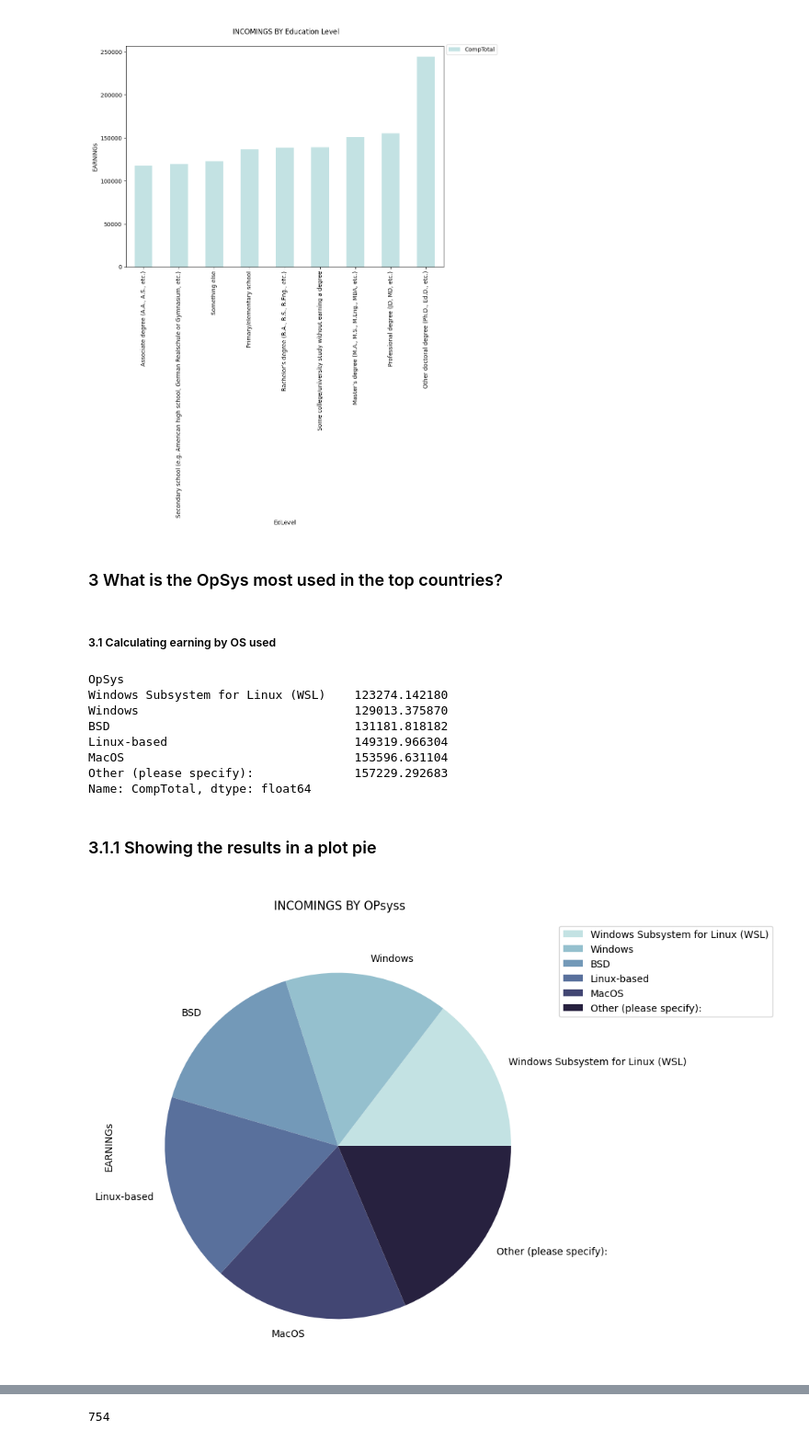
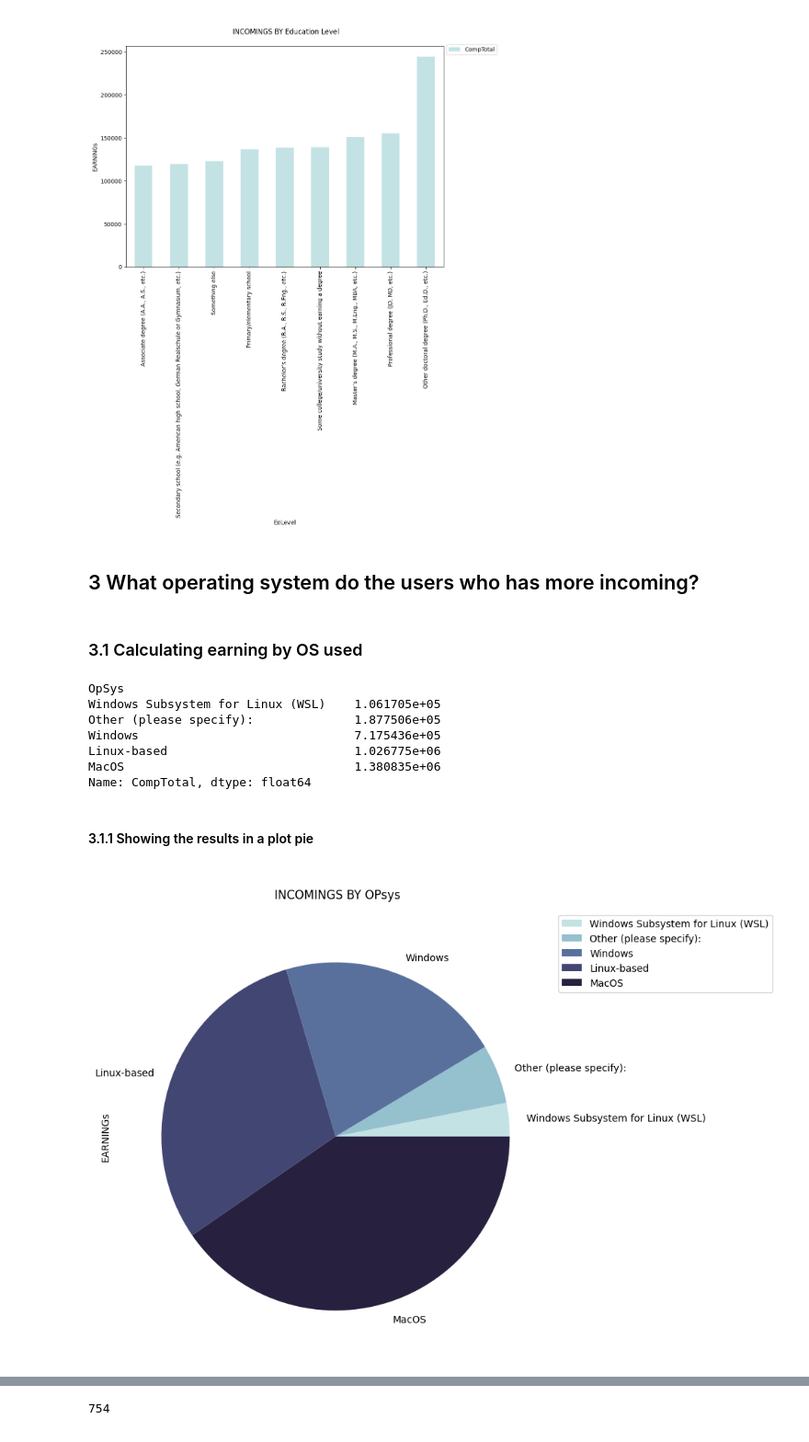
Before and after one commit to olgaferro/stack-overflow-developer-survey-2021, a Jupyter notebook: Data Science course- write blog.ipynb, the cells around one changed output, grey strips where cells are left out. Shown: that part at 92% size. Cells and saved outputs as stored; diff of their text form; code cells hidden in the pictures.

```diff
--- a/Data Science course- write blog.ipynb
+++ b/Data Science course- write blog.ipynb
@@ -268,32 +273,31 @@ plt.title('\n INCOMINGS BY Education Level\n')
 plt.show()
 # %% [output]
 [figure]
-# %% [markdown]
-### 3 What is the OpSys most used in the top countries?
+# %% [markdown]
+## 3 What operating system do the users who has more incoming?
 # %% [markdown]
-##### 3.1 Calculating earning by OS used
+### 3.1 Calculating earning by OS used
 # %%
 #Agrouping CompTotal by OpSys
-df_dev_full_time_drops_miss_rows.groupby(['OpSys']).mean()['CompTotal'].dropna().sort_values()
+df_dev_full_time.groupby(['OpSys']).mean()['CompTotal'].dropna().sort_values()
 # %% [output]
 OpSys
-Windows Subsystem for Linux (WSL)    123274.142180
-Windows                              129013.375870
-BSD                                  131181.818182
-Linux-based                          149319.966304
-MacOS                                153596.631104
-Other (please specify):              157229.292683
+Windows Subsystem for Linux (WSL)    1.061705e+05
+Other (please specify):              1.877506e+05
+Windows                              7.175436e+05
+Linux-based                          1.026775e+06
+MacOS                                1.380835e+06
 Name: CompTotal, dtype: float64
 # %% [markdown]
-### 3.1.1 Showing the results in a plot pie
+#### 3.1.1 Showing the results in a plot pie
 # %%
 # Using a plot pie to show results
 
-df_dev_full_time_drops_miss_rows.groupby(['OpSys']).mean()['CompTotal'].dropna().sort_values().plot(kind='pie',stacked=True,colormap=ListedColormap(sns.color_palette("ch:start=.2,rot=-.3")),figsize=(12,8))
+df_dev_full_time.groupby(['OpSys']).mean()['CompTotal'].dropna().sort_values().plot(kind='pie',stacked=True,colormap=ListedColormap(sns.color_palette("ch:start=.2,rot=-.3")),figsize=(12,8))
 
 plt.legend(loc="upper left", bbox_to_anchor=(1,1.02))
 plt.ylabel('EARNINGs')
 plt.title('\n INCOMINGS BY OPsys\n')
 plt.show()
 # %% [output]
-[figure, old version]
+[figure, new version]
```
Also changed, not shown: parts of 27 cells of this notebook, 2 other files.
